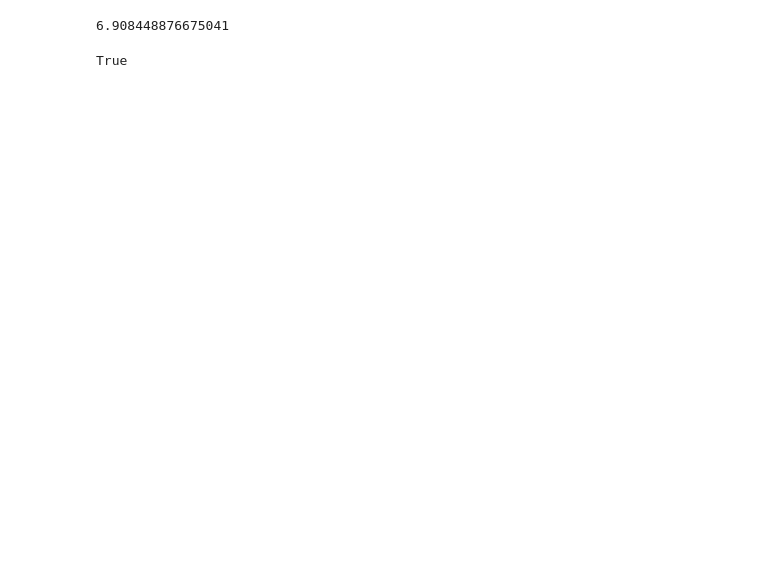
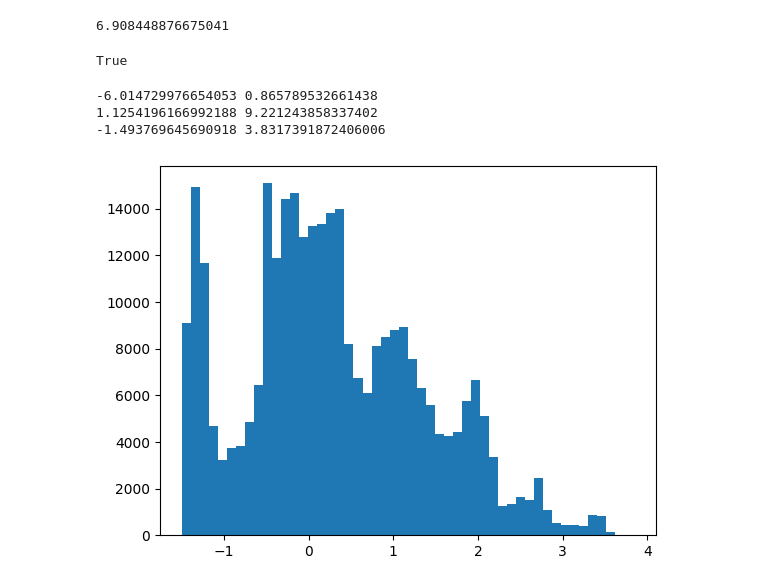
Before and after one commit to MinstrelsyXia/GRUtopia_VLN, a Jupyter notebook: path_generation/utils.ipynb, the cells around one changed output. Saved outputs shown, nothing was run; the diff lists cells and outputs as text; code cells hidden in the pictures; blank space fills up the shorter version.

Commit message:
fixed sixth-floor

```diff
--- a/path_generation/utils.ipynb
+++ b/path_generation/utils.ipynb
@@ -96,3 +101,25 @@ pcd_all = pcd1 + pcd2
 o3d.io.write_point_cloud('/ssd/xiaxinyuan/code/w61-grutopia/thirdparty/landmark_isaacsim_interaction/rendered_imgs/sixth_floor/pcd/all.pcd', pcd_all)
 # %% [output]
 True
+# %%
+import open3d as o3d
+import numpy as np
+main_path = '/ssd/xiaxinyuan/code/w61-grutopia/thirdparty/landmark_isaacsim_interaction/rendered_imgs/sixth_floor/pcd/'
+import matplotlib.pyplot as plt
+# load pcd 100.pcd
+pcd = o3d.io.read_point_cloud(main_path + '100.pcd')
+# get the histgram of smallest z
+x_values = np.array([point[0] for point in pcd.points])
+y_values = np.array([point[1] for point in pcd.points])
+z_values = np.array([point[2] for point in pcd.points])
+print(x_values.min(), x_values.max())
+print(y_values.min(), y_values.max())
+print(z_values.min(), z_values.max())
+# draw histgram
+import matplotlib.pyplot as plt
+_ = plt.hist(z_values, bins=50)
+# %% [output]
+-6.014729976654053 0.865789532661438
+1.1254196166992188 9.221243858337402
+-1.493769645690918 3.8317391872406006
+[figure, added]
```
Also changed, not shown: parts of 5 cells of this notebook, 8 other files.
